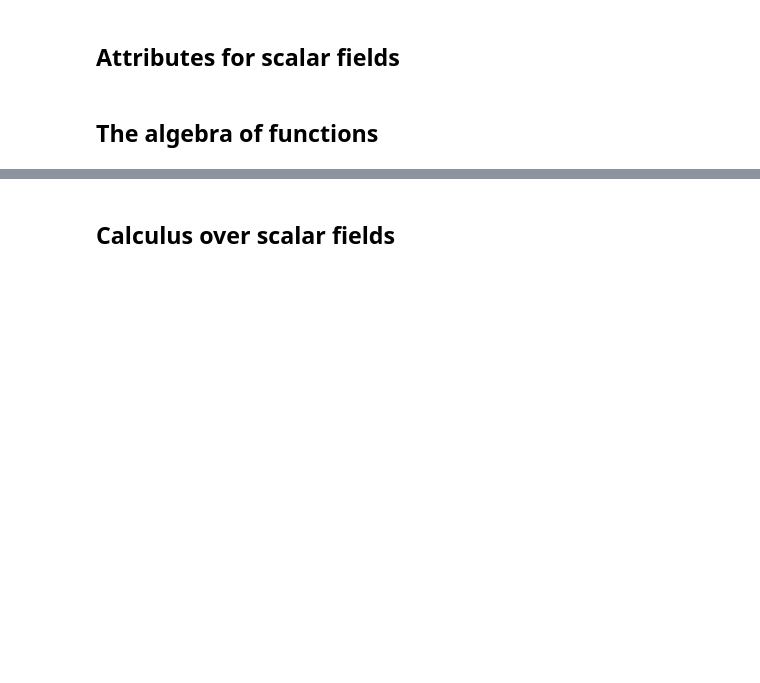
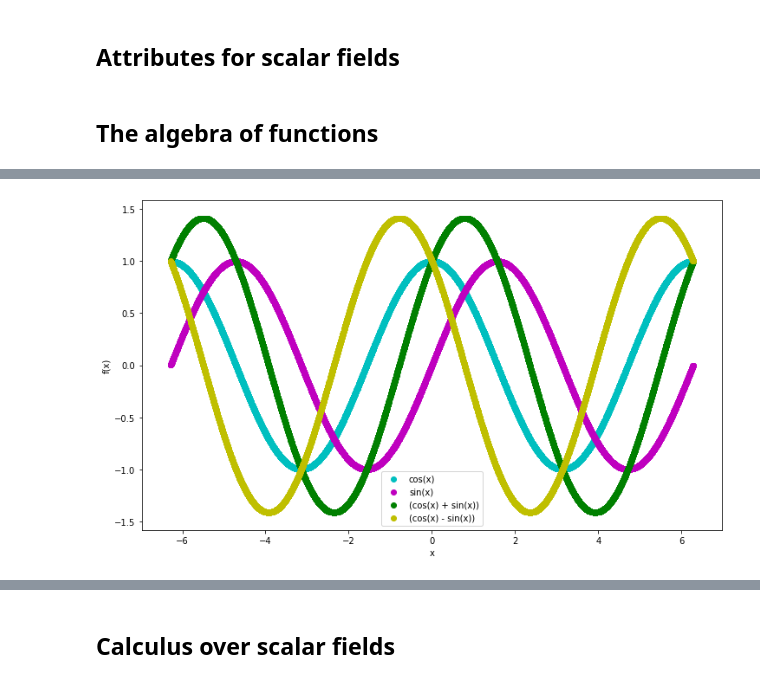
Before and after one commit to infophysics/EntropicTrajectories, a Jupyter notebook: notebooks/Scalar Fields.ipynb, the cells around one changed output, grey strips where cells are left out. Drawn from its saved outputs; the diff is of its cells as text; code cells hidden in the pictures; blank space fills up the shorter version.

```diff
--- a/notebooks/Scalar Fields.ipynb
+++ b/notebooks/Scalar Fields.ipynb
@@ -27,0 +118,4 @@ g = UGrid(x)
+# %%
+# Subtraction works in the same way
+S4 = S1 - S2
+print(S4)
@@ -27,0 +130,15 @@ g = UGrid(x)
+# %%
+# The result is
+f4 = S4.get_field()
+
+fig,axs = plt.subplots(figsize=(12,7))
+axs.scatter(x,f1,color='c',label=S1.get_name())
+axs.scatter(x,f2,color='m',label=S2.get_name())
+axs.scatter(x,f3,color='g',label=S3.get_name())
+axs.scatter(x,f4,color='y',label=S4.get_name())
+axs.set_xlabel('x')
+axs.set_ylabel('f(x)')
+plt.legend()
+plt.show()
+# %% [output]
+[figure, added]
```
Also changed, not shown: parts of 14 cells of this notebook, 7 other files.
